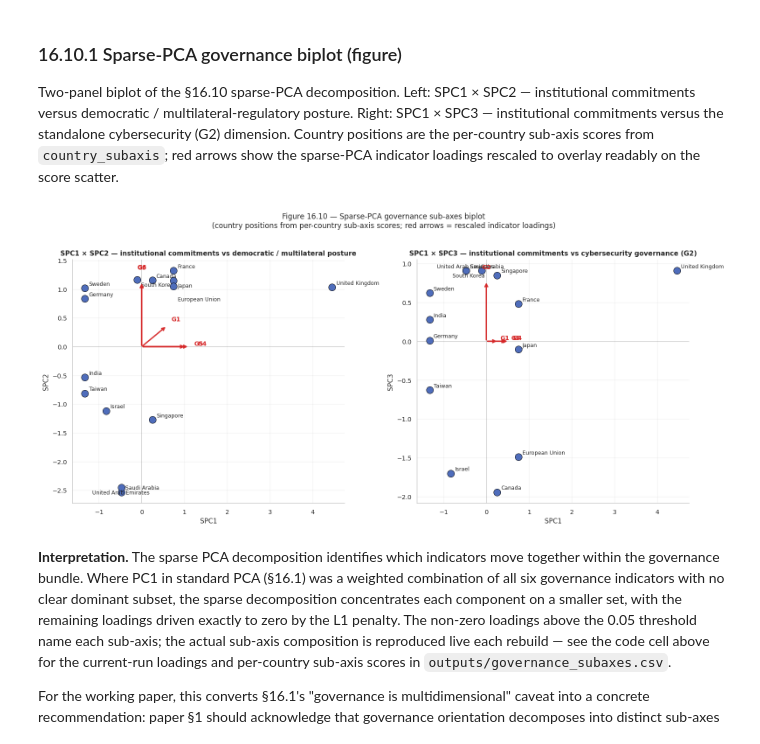
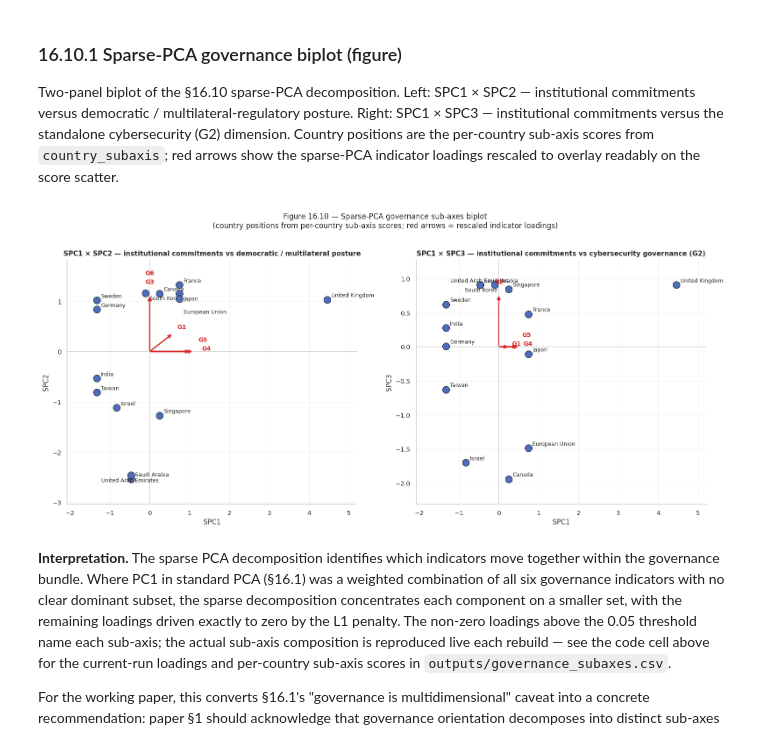
Before and after one commit to khailapvuong/middle-powers-mpapi, a Jupyter notebook: M-PAPI.ipynb, the cells around one changed output. Saved outputs shown, nothing was run; the diff lists cells and outputs as text; code cells hidden in the pictures.

```diff
--- a/M-PAPI.ipynb
+++ b/M-PAPI.ipynb
@@ -510,9 +536,19 @@ def fetch_to_cache(
     content
         The response body bytes, or ``None`` if both the live fetch and the cache failed.
     status
-        One of ``"fetched_live"``, ``"cache_hit"``, or ``"unavailable"``.
+        One of ``"fetched_live"``, ``"cache_hit"``, ``"offline_cache"``,
+        or ``"unavailable"``.
     """
     cp = cache_path(cache_name)
+    # Offline mode (MPAPI_OFFLINE=1): never touch the network; read the bundled
+    # cache directly so the run is byte-stable against the shipped snapshot and
+    # upstream-versioned sources (OpenAlex Concepts, V-Dem annual releases) cannot
+    # silently change the values mid-study.
+    if OFFLINE:
+        if cp.exists():
+            return cp.read_bytes(), "offline_cache"
+        print(f"[WARN] {cache_name}: MPAPI_OFFLINE=1 but no cached copy is present.")
+        return None, "unavailable"
     try:
         r = requests.get(
             url,
@@ -1388,7 +1424,7 @@ EXTRACTIONS: dict[str, dict[str, Any]] = {
         "url": "https://oecd.ai/en/dashboards/national",
         "retrieved_date": "2026-05-06",
         "license": "OECD attribution",
-        "notes": "Authors' 0-3 rubric applied to OECD.AI dashboards; values flagged for inter-rater reliability testing.",
+        "notes": "Authors' 0-3 rubric applied to OECD.AI dashboards. Per-country strategy citations and the operational rubric are in \u00a74.9.1 (ANALYST_CODING_EVIDENCE); the interpretive 2-vs-3 boundary is stress-tested in \u00a712.8. Full multi-rater inter-rater reliability requires a second human coder (future work).",
         "requires_verification": True,
         "values": {
             "GBR": 3,
@@ -3039,10 +3159,10 @@ Visual companion to the §12.4 summary table and the Fisher-z 95% confidence int
 # %%
 # Figure 12.5 — robustness forest plot with Fisher-z 95% CIs.
 _n_juris = 14
-_se_fisher = 1.0 / np.sqrt(_n_juris - 3)
 _rob_with_ci = robustness_summary.copy()
-_rob_with_ci["ci_lo"] = np.tanh(np.arctanh(_rob_with_ci["rho"]) - 1.96 * _se_fisher)
-_rob_with_ci["ci_hi"] = np.tanh(np.arctanh(_rob_with_ci["rho"]) + 1.96 * _se_fisher)
+_ci_pairs = [spearman_fisher_ci(_r, _n_juris) for _r in _rob_with_ci["rho"]]
+_rob_with_ci["ci_lo"] = [p[0] for p in _ci_pairs]
+_rob_with_ci["ci_hi"] = [p[1] for p in _ci_pairs]
 _rob_with_ci = _rob_with_ci.sort_values("rho").reset_index(drop=True)
 
 fig, ax = plt.subplots(figsize=(11, 4.5))
@@ -3091,7 +3211,7 @@ ax.set_xlabel("Spearman ρ vs headline (literature scheme)")
 ax.set_xlim(0.65, 1.05)
 ax.set_title(
     "Figure 12.5 — Headline-ranking robustness across methodological perturbations\n"
-    f"(n = {_n_juris}; Fisher-z SE = 1/√(n−3) = {_se_fisher:.3f}; "
+    f"(n = {_n_juris}; Bonett–Wright Spearman Fisher-z 95% CIs; "
     "blue = lower CI bound clears threshold)",
     fontsize=10,
 )
@@ -4779,6 +5138,7 @@ for ax_bp, ((_i_x, _i_y), _pair_label) in zip(axes_bp, _pair_labels_bp, strict=T
     _scale_x = _pos_country_x / _max_loading_x if _max_loading_x > 0 else 1.0
     _scale_y = _pos_country_y / _max_loading_y if _max_loading_y > 0 else 1.0
     _scale_bp = min(_scale_x, _scale_y) * 0.85
+    _placed_arrow_labels: list[tuple[float, float]] = []
     for _ind_name in loadings.columns:
         _lx = loadings.iloc[_i_x][_ind_name] * _scale_bp
         _ly = loadings.iloc[_i_y][_ind_name] * _scale_bp
@@ -4795,35 +5155,55 @@ for ax_bp, ((_i_x, _i_y), _pair_label) in zip(axes_bp, _pair_labels_bp, strict=T
                 "alpha": 0.95,
             },
         )
+        # Deconflict overlapping arrow labels (loadings pointing to nearly the same
+        # tip — e.g. G4/G5, or G1/G5/G6 clustered near the origin) by stacking the
+        # colliding labels vertically; falls back to the last offset if all overlap.
+        _tx, _ty = _lx * 1.18, _ly * 1.18
+        _label_offsets_bp = [(0, 0), (0, 13), (0, -13), (0, 26), (0, -26)]
+        _chosen_lbl = _label_offsets_bp[0]
+        for _ldx, _ldy in _label_offsets_bp:
+            _pxl, _pyl = _tx + _ldx * 0.012, _ty + _ldy * 0.012
+            if all(
+                not (abs(_pxl - _axl) < 0.28 and abs(_pyl - _ayl) < 0.10)
+                for _axl, _ayl in _placed_arrow_labels
+            ):
+                _chosen_lbl = (_ldx, _ldy)
+                break
+        _placed_arrow_labels.append(
+            (_tx + _chosen_lbl[0] * 0.012, _ty + _chosen_lbl[1] * 0.012)
+        )
         _ha = "center" if abs(_ly) > abs(_lx) else ("left" if _lx >= 0 else "right")
         _va = "bottom" if _ly >= 0 else "top"
         ax_bp.annotate(
             _ind_name.split("_")[0],
-            (_lx * 1.18, _ly * 1.18),
+            (_tx, _ty),
             fontsize=9,
             color="#d62728",
             fontweight="bold",
+            xytext=_chosen_lbl,
+            textcoords="offset points",
             ha=_ha,
             va=_va,
         )
     ax_bp.axhline(0, color="black", linewidth=0.3, alpha=0.5)
     ax_bp.axvline(0, color="black", linewidth=0.3, alpha=0.5)
     ax_bp.set_xlabel(_spc_x, fontsize=10)
     ax_bp.set_ylabel(_spc_y, fontsize=10)
     ax_bp.set_title(_pair_label, fontsize=10)
     ax_bp.grid(True, alpha=0.25)
+    ax_bp.margins(0.13)
 
 fig.suptitle(
     "Figure 16.10 — Sparse-PCA governance sub-axes biplot\n"
     "(country positions from per-country sub-axis scores; red arrows = rescaled indicator loadings)",
     fontsize=11,
     y=1.02,
 )
 plt.tight_layout()
 plt.savefig(FIG_DIR / "fig16_10_governance_biplot.png", bbox_inches="tight")
 plt.show()
 # %% [output]
-[figure, old version]
+[figure, new version]
 # %% [markdown]
 **Interpretation.** The sparse PCA decomposition identifies which indicators move together within the governance bundle. Where PC1 in standard PCA (§16.1) was a weighted combination of all six governance indicators with no clear dominant subset, the sparse decomposition concentrates each component on a smaller set, with the remaining loadings driven exactly to zero by the L1 penalty. The non-zero loadings above the 0.05 threshold name each sub-axis; the actual sub-axis composition is reproduced live each rebuild — see the code cell above for the current-run loadings and per-country sub-axis scores in `outputs/governance_subaxes.csv`.
 
```
Also changed, not shown: parts of 34 cells of this notebook, 9 other files.
